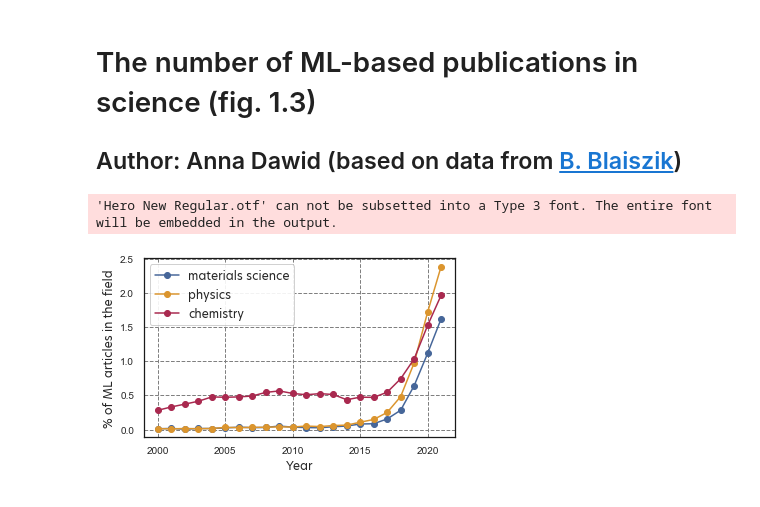
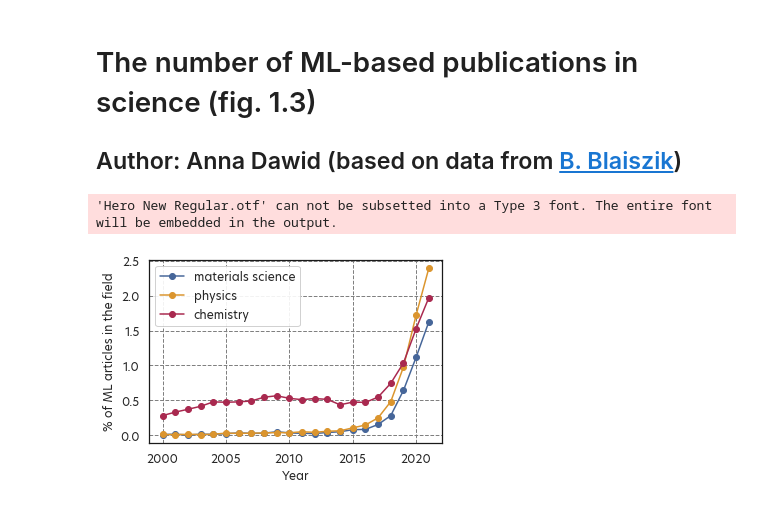
Before and after one commit to Shmoo137/Lecture-Notes, a Jupyter notebook: fig-1.3/1.3-title.ipynb, the cells around one changed output. Cells and saved outputs as stored; diff of their text form; code cells hidden in the pictures.

Commit message:
corrected font of tick labels

```diff
--- a/fig-1.3/1.3-title.ipynb
+++ b/fig-1.3/1.3-title.ipynb
@@ -9,8 +9,9 @@ import seaborn as sns
 # %%
 # Import custom font
 import matplotlib.font_manager as fm
+from pathlib import Path
 
-path_text = r'..\fonts\Hero New Regular.otf' # for text only
+path_text = Path(r'../fonts/Hero New Regular.otf') # for text only
 path_abc = r'..\fonts\Hero New Medium.otf' # for (a), (b), etc.
 custom_font_text = fm.FontProperties(fname=path_text)
 custom_font_abc = fm.FontProperties(fname=path_abc)
@@ -54,22 +55,27 @@ chemistry.reverse()
 # %%
 # Seaborn style set
 sns.set(style="whitegrid", rc={'figure.figsize':(5.25,3.375)}) # in inches
 sns.set_style("whitegrid", {'grid.linestyle': 'dashed', "grid.color": "0.5", 'axes.edgecolor': '.1'})
 
-plt.plot(years, mat_science, 'o-', color=colors_dict["blue"]["dark"], label='materials science')
-plt.plot(years, physics, 'o-', color=colors_dict["yellow"]["dark"], label='physics')
-plt.plot(years, chemistry, 'o-', color=colors_dict["purple"]["dark"], label='chemistry')
-plt.xlabel('Year', size=12, fontproperties=custom_font_text)
-plt.ylabel('% of ML articles in the field', size=12, fontproperties=custom_font_text)
-plt.tick_params(labelsize=10)
-plt.tight_layout()
-plt.legend(fontsize = 10, framealpha = 0.9, prop=fm.FontProperties(fname=path_text))
+fig, ax = plt.subplots()
+
+ax.plot(years, mat_science, 'o-', color=colors_dict["blue"]["dark"], label='materials science')
+ax.plot(years, physics, 'o-', color=colors_dict["yellow"]["dark"], label='physics')
+ax.plot(years, chemistry, 'o-', color=colors_dict["purple"]["dark"], label='chemistry')
+ax.set_xlabel('Year', size=12, fontproperties=custom_font_text)
+ax.set_ylabel('% of ML articles in the field', size=12, fontproperties=custom_font_text)
+ax.tick_params(labelsize=10)
+
+ax.legend(fontsize = 10, framealpha = 0.9, prop=fm.FontProperties(fname=path_text))
 #plt.axis([1.0, 3.0, -0.05, 1.05])
 #plt.yticks(np.arange(0,1.1,0.25))
 #plt.xticks(np.arange(1,3.1,0.5))
 
-#plt.show()
-plt.savefig('fig1-3.pdf')
+ax.set_yticklabels(np.round(ax.get_yticks(),1), font=path_text, fontsize=12)
+ax.set_xticklabels(ax.get_xticks().astype('int'), font=path_text, fontsize=12)
+
+fig.tight_layout()
+fig.savefig('fig1-3.pdf')
 # %% [output]
 'Hero New Regular.otf' can not be subsetted into a Type 3 font. The entire font will be embedded in the output.
-[figure, old version]
+[figure, new version]
```
Also changed, not shown: 5 other files.
